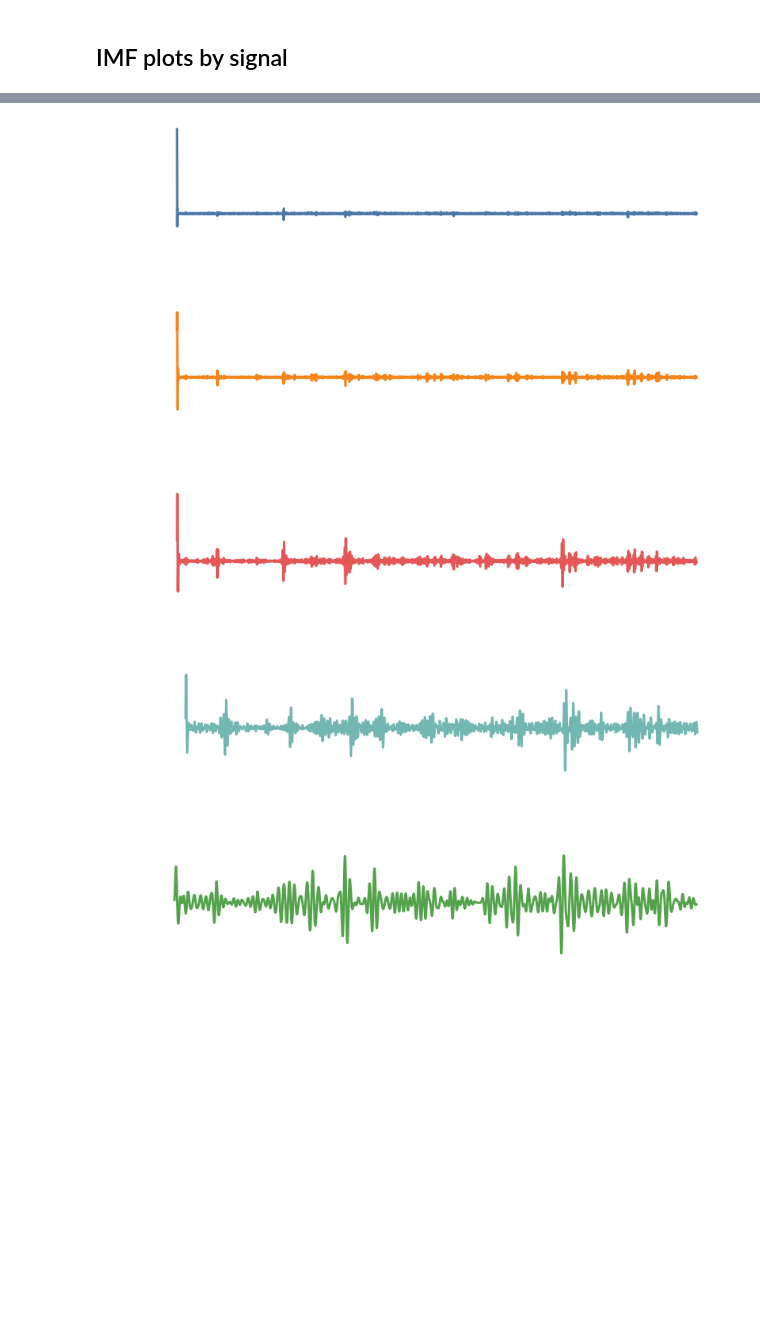
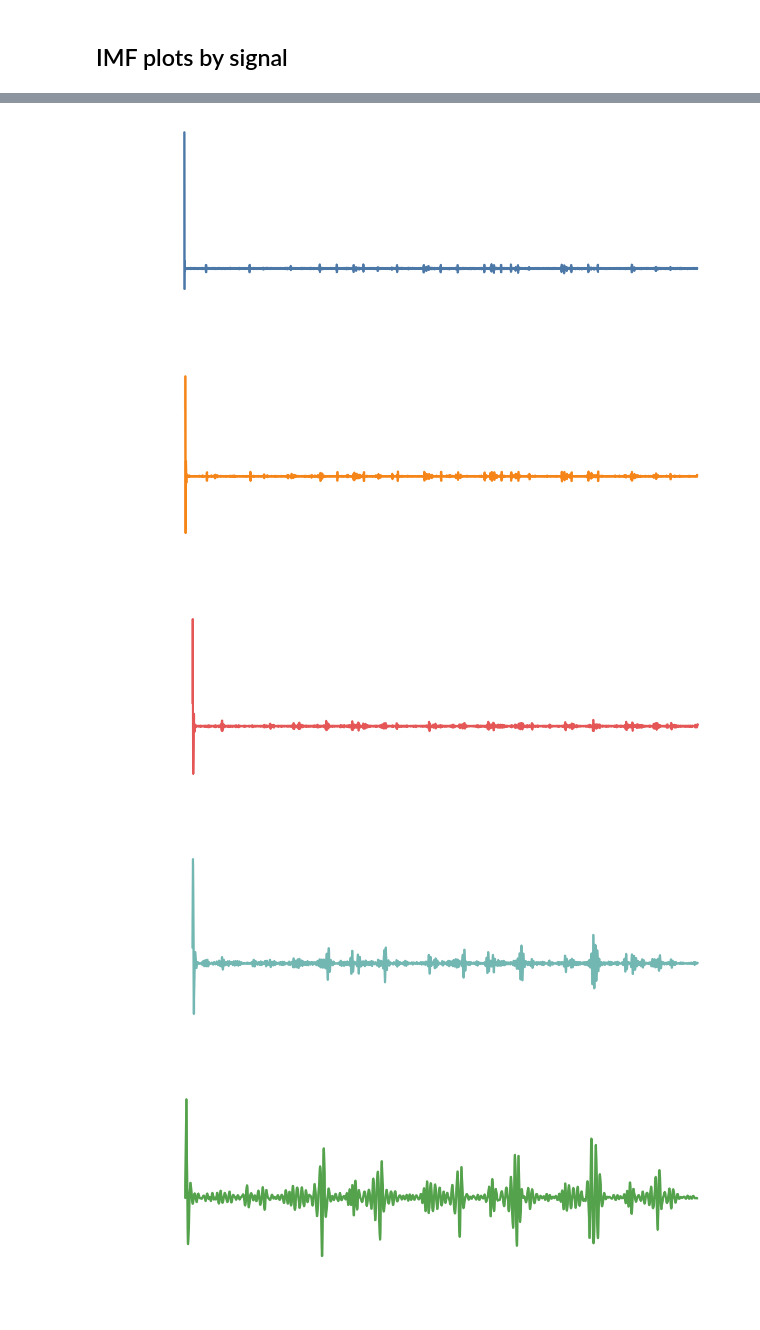
Before and after one commit to AndresLaverdeMarin/Decoding-Driver-Type, a Jupyter notebook: plots/plots.ipynb, the cells around one changed output, grey strips where cells are left out. Cells and saved outputs as stored; diff of their text form; code cells hidden in the pictures; blank space fills up the shorter version.

```diff
--- a/plots/plots.ipynb
+++ b/plots/plots.ipynb
@@ -83,2 +125,31 @@ plot_signal("TimeHeadway", "ACC")
 # %% [markdown]
 ## IMF plots by signal
+# %%
+custom_params = {"axes.spines.right": False, "axes.spines.top": False, "figure.figsize":(13, 4), 'text.color': 'black', 'xtick.color': 'black', 'ytick.color': 'black', 'axes.facecolor':'white', 'axes.edgecolor':'black', 'axes.labelcolor':'black'}
+
+def plot_imf(signal: str, mode: str):
+    if mode == "ACC":
+        data = pd.read_csv("data/data2plotACC.csv")
+    else:
+        data = pd.read_csv("data/data2plotHV.csv")
+
+    data["Time"] = np.arange(0, len(data)/10, 0.1)
+
+    sns.set_theme(style="ticks", rc=custom_params, font="Times New Roman", font_scale=2)
+
+    for n in range(0, 9):
+
+        plt.figure()
+
+        ax = sns.lineplot(data=data, x="Time", y=f"{signal}-himf-{n}", color=imf_color[n], linewidth = 3)
+
+        ax.set(xlabel="Time $[s]$", ylabel=f"HIMF-{n+1}")
+
+        fig = ax.get_figure()
+
+        ax.plot()
+
+        fig.savefig(f"{signal}-{mode}-HIMF-{n+1}.png", transparent=True)
+
+
+plot_imf("Speed", "ACC")
@@ -85,36 +219,35 @@ plot_signal("TimeHeadway", "ACC")
 # %%
-custom_params = {"axes.spines.right": False, "axes.spines.top": False, "figure.figsize":(13, 2.5), 'text.color': 'white', 'xtick.color': 'white', 'ytick.color': 'white', 'axes.facecolor':'white', 'axes.edgecolor':'white', 'axes.labelcolor':'white'}
+custom_params = {"axes.spines.right": False, "axes.spines.top": False, "figure.figsize":(13, 4), 'text.color': 'white', 'xtick.color': 'white', 'ytick.color': 'white', 'axes.facecolor':'white', 'axes.edgecolor':'white', 'axes.labelcolor':'white'}
 
 def plot_imf(signal: str, mode: str):
     if mode == "ACC":
         data = pd.read_csv("data/data2plotACC.csv")
     else:
         data = pd.read_csv("data/data2plotHV.csv")
 
     data["Time"] = np.arange(0, len(data)/10, 0.1)
 
+    sns.set_theme(style="ticks", rc=custom_params, font="Times New Roman", font_scale=2)
 
     for n in range(0, 9):
 
         plt.figure()
-
-        sns.set_theme(style="ticks", rc=custom_params, font="Times New Roman", font_scale=2)
 
         ax = sns.lineplot(data=data, x="Time", y=f"{signal}-imf-{n}", color=imf_color[n], linewidth = 3)
 
         ax.set(xlabel="Time $[s]$", ylabel=f"IMF-{n+1}")
 
         fig = ax.get_figure()
 
         ax.plot()
 
         fig.savefig(f"{signal}-{mode}-IMF-{n+1}.png", transparent=True)
 
 
-plot_imf("Speed", "HV")
+plot_imf("Speed", "ACC")
 # %% [output]
-[figure, old version]
+[figure, new version]
-[figure, old version]
+[figure, new version]
-[figure, old version]
+[figure, new version]
-[figure, old version]
+[figure, new version]
-[figure, old version]
+[figure, new version]
```
Also changed, not shown: parts of 6 cells of this notebook, 1 other file.
